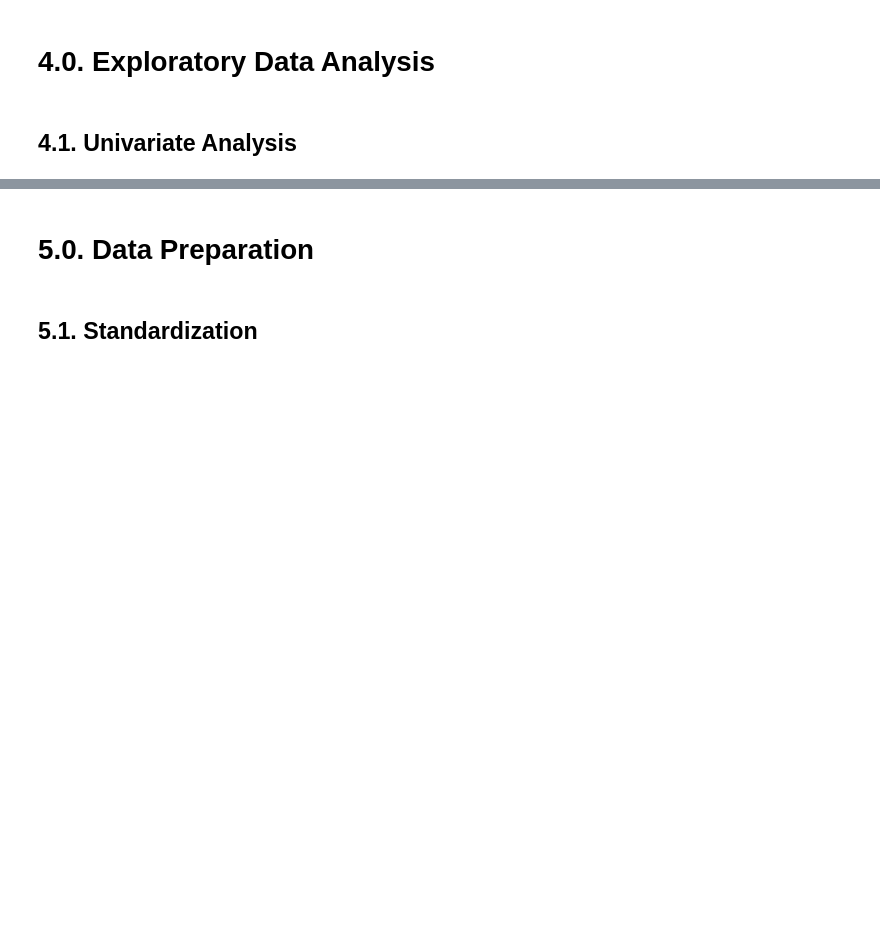
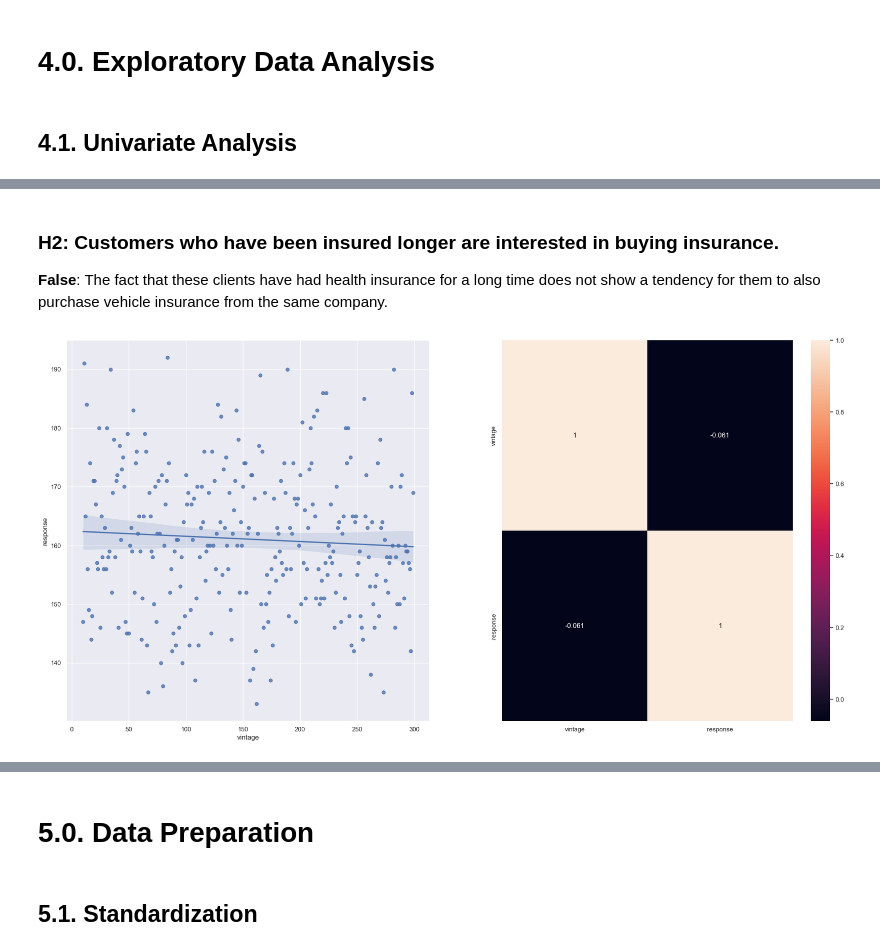
Before and after one commit to pgdemiranda/health_insurance-cs, a Jupyter notebook: notebooks/1.0.pgdm.health_insurance_cs.ipynb, the cells around one changed output, grey strips where cells are left out. Saved outputs shown, nothing was run; the diff lists cells and outputs as text; code cells hidden in the pictures; blank space fills up the shorter version.

```diff
--- a/notebooks/1.0.pgdm.health_insurance_cs.ipynb
+++ b/notebooks/1.0.pgdm.health_insurance_cs.ipynb
@@ -250,0 +315,12 @@ sns.histplot(aux10)
+# %% [markdown]
+### **H2:** Customers who have been insured longer are interested in buying insurance.
+**False**: The fact that these clients have had health insurance for a long time does not show a tendency for them to also purchase vehicle insurance from the same company.
+# %%
+plt.subplot(1, 2, 1)
+aux13 = df4[['vintage', 'response']].groupby('vintage').sum().reset_index()
+ax = sns.regplot(x = 'vintage', y = 'response', data = aux13);
+
+plt.subplot(1, 2, 2)
+sns.heatmap(aux13.corr(method = 'pearson'), annot= True);
+# %% [output]
+[figure, added]
```
Also changed, not shown: parts of 40 cells of this notebook, 2 other files.
